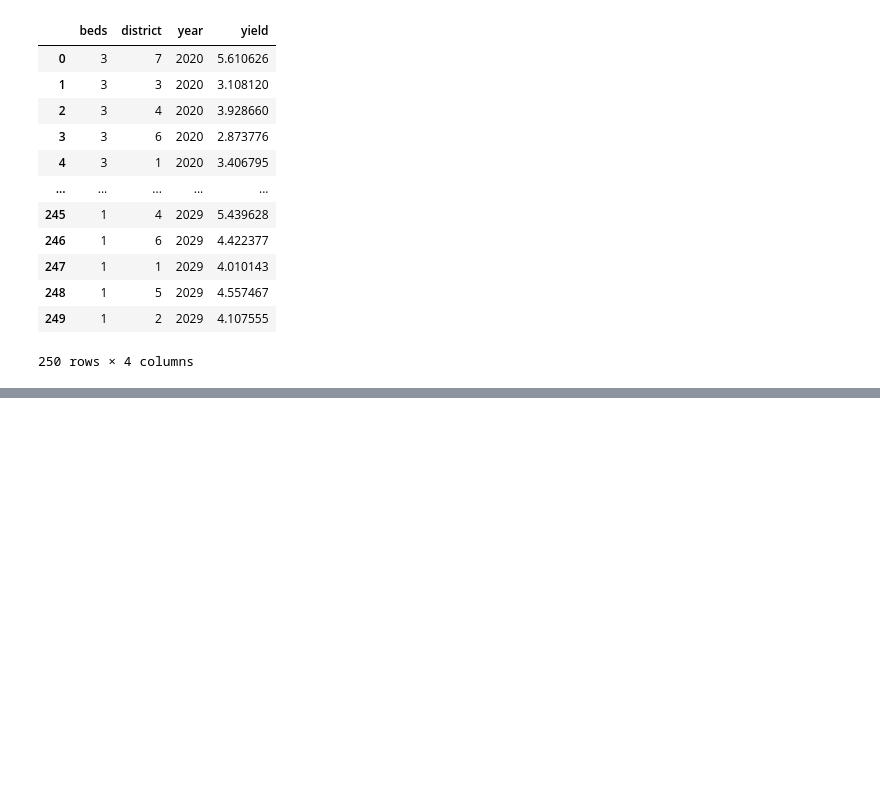
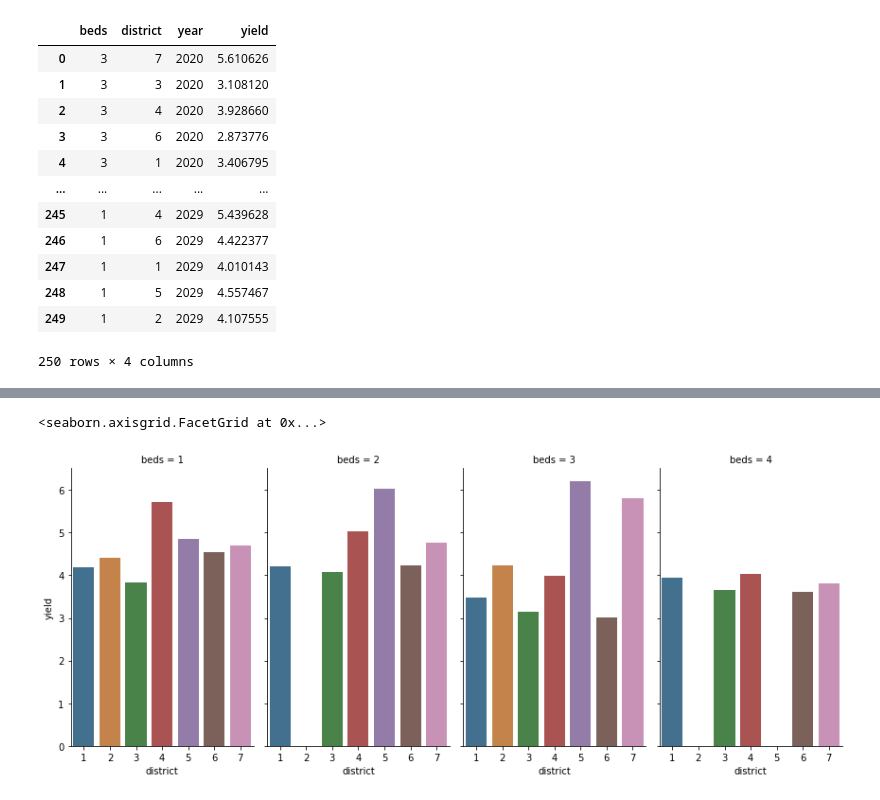
Before and after one commit to angelrureLurtis/LondonNW6, a Jupyter notebook: Part 2 Forecasting Prices and Rents.ipynb, the cells around one changed output, grey strips where cells are left out. Drawn from its saved outputs; the diff is of its cells as text; code cells hidden in the pictures; blank space fills up the shorter version.

```diff
--- a/Part 2 Forecasting Prices and Rents.ipynb
+++ b/Part 2 Forecasting Prices and Rents.ipynb
@@ -1125,0 +1133,7 @@ plt.show()
+# %%
+sns.catplot(x="district", y="yield", col="beds",
+                data=past_and_results, saturation=.5,
+                kind="bar", ci=None, aspect=.6)
+# %% [output]
+<seaborn.axisgrid.FacetGrid at 0x...>
+[figure, added]
```
Also changed, not shown: parts of 13 cells of this notebook.
